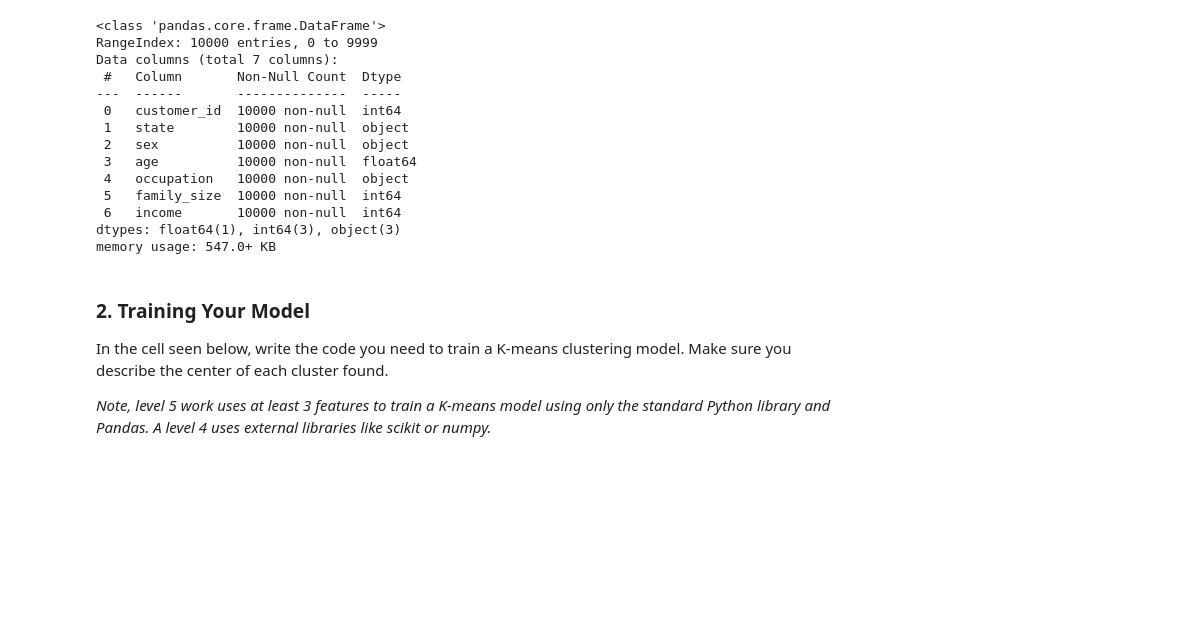
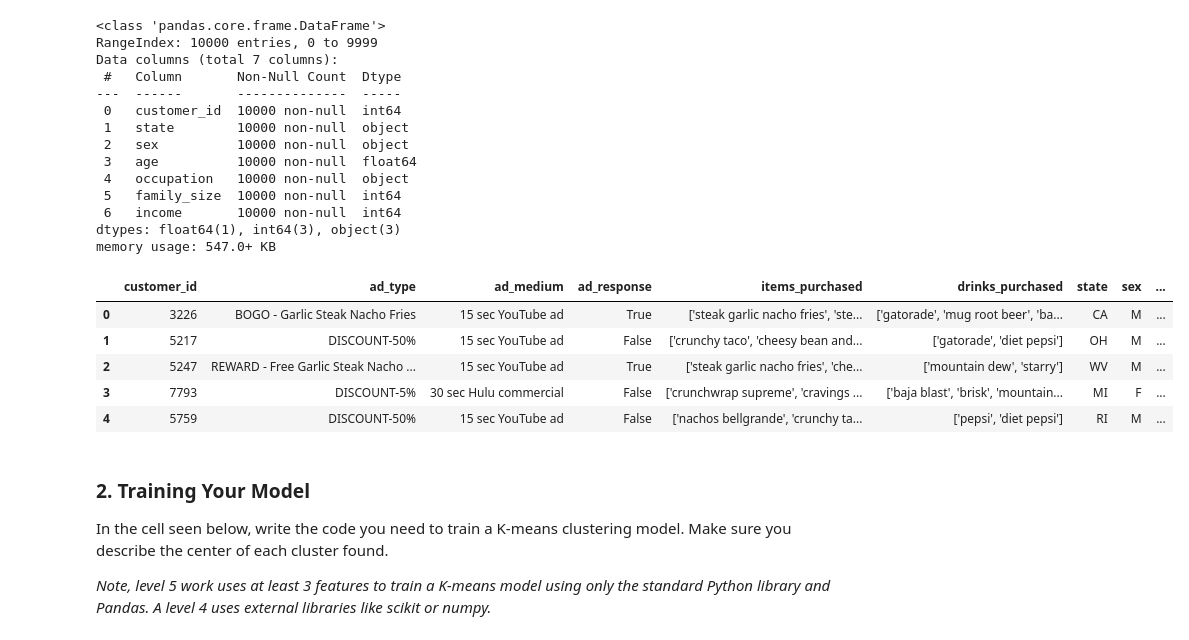
Before and after one commit to Asiandra/ML, a Jupyter notebook: Taco Bell/RFP #2.ipynb, the cells around one changed output. Drawn from its saved outputs; the diff is of its cells as text; code cells hidden in the pictures; blank space fills up the shorter version.

```diff
--- a/Taco Bell/RFP #2.ipynb
+++ b/Taco Bell/RFP #2.ipynb
@@ -53,6 +53,16 @@ Data columns (total 7 columns):
  6   income       10000 non-null  int64
 dtypes: float64(1), int64(3), object(3)
 memory usage: 547.0+ KB
+# %%
+df = pd.merge(ad, cd, on="customer_id")
+df.head()
+# %% [output]
+|  | customer_id | ad_type | ad_medium | ad_response | items_purchased | drinks_purchased | state | sex | ... |
+| 0 | 3226 | BOGO - Garlic Steak Nacho Fries | 15 sec YouTube ad | True | ['steak garlic nacho fries', 'ste... | ['gatorade', 'mug root beer', 'ba... | CA | M | ... |
+| 1 | 5217 | DISCOUNT-50% | 15 sec YouTube ad | False | ['crunchy taco', 'cheesy bean and... | ['gatorade', 'diet pepsi'] | OH | M | ... |
+| 2 | 5247 | REWARD - Free Garlic Steak Nacho ... | 15 sec YouTube ad | True | ['steak garlic nacho fries', 'che... | ['mountain dew', 'starry'] | WV | M | ... |
+| 3 | 7793 | DISCOUNT-5% | 30 sec Hulu commercial | False | ['crunchwrap supreme', 'cravings ... | ['baja blast', 'brisk', 'mountain... | MI | F | ... |
+| 4 | 5759 | DISCOUNT-50% | 15 sec YouTube ad | False | ['nachos bellgrande', 'crunchy ta... | ['pepsi', 'diet pepsi'] | RI | M | ... |
 # %% [markdown]
 ### 2. Training Your Model
 In the cell seen below, write the code you need to train a K-means clustering model. Make sure you describe the center of each cluster found.
```
Also changed, not shown: parts of 6 cells of this notebook.
